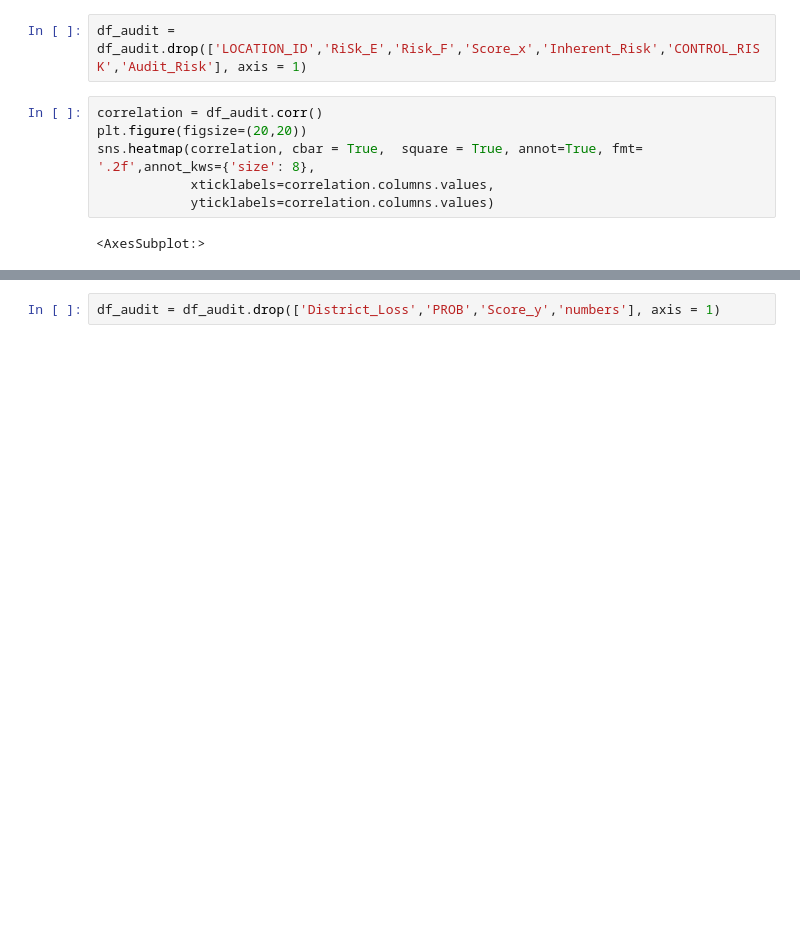
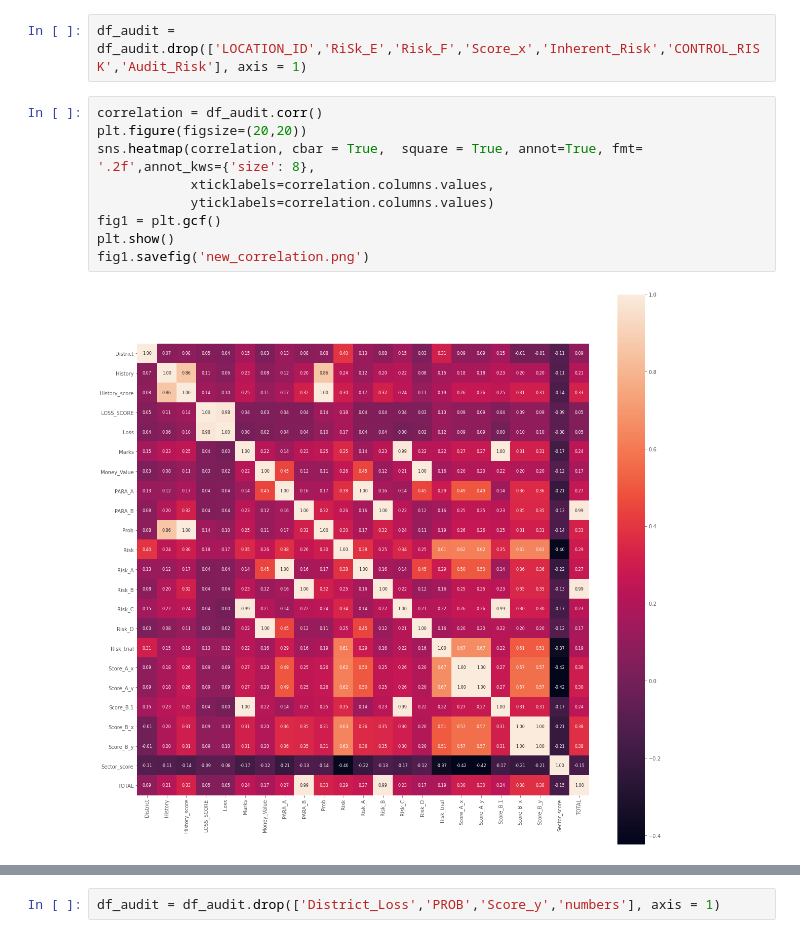
Before and after one commit to fahemasultana/Fahema_sultana-1711593042_CSE445_Spring21, a Jupyter notebook: Classification/Audit_risk task Assignment problem 1 .ipynb, the cells around one changed output, grey strips where cells are left out. Saved outputs shown, nothing was run; the diff lists cells and outputs as text; blank space fills up the shorter version.

```diff
--- a/Classification/Audit_risk task Assignment problem 1 .ipynb
+++ b/Classification/Audit_risk task Assignment problem 1 .ipynb
@@ -437,10 +437,13 @@ df_audit = df_audit.drop(['LOCATION_ID','RiSk_E','Risk_F','Score_x','Inherent_Ri
 # %%
 correlation = df_audit.corr()
 plt.figure(figsize=(20,20))
 sns.heatmap(correlation, cbar = True,  square = True, annot=True, fmt= '.2f',annot_kws={'size': 8},
             xticklabels=correlation.columns.values,
             yticklabels=correlation.columns.values)
+fig1 = plt.gcf()
+plt.show()
+fig1.savefig('new_correlation.png')
 # %% [output]
-<AxesSubplot:>
+[figure, added]
 # %%
 df_audit.info()
```
Also changed, not shown: parts of 15 cells of this notebook, 1 other file.
